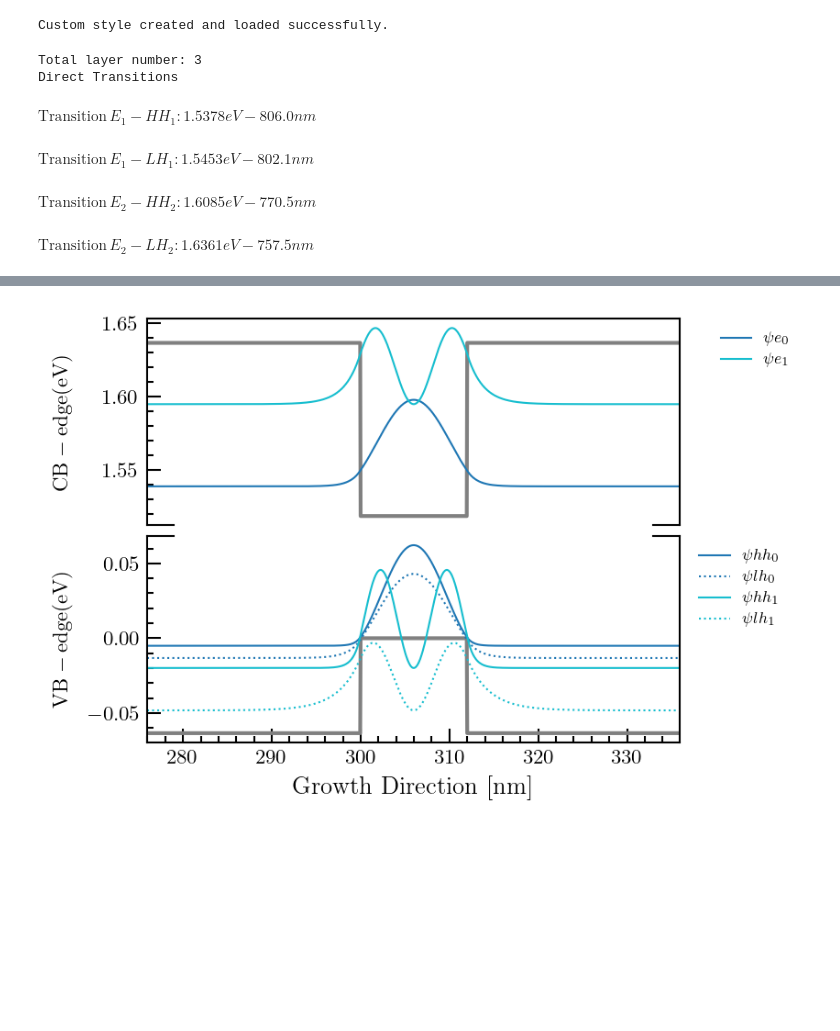
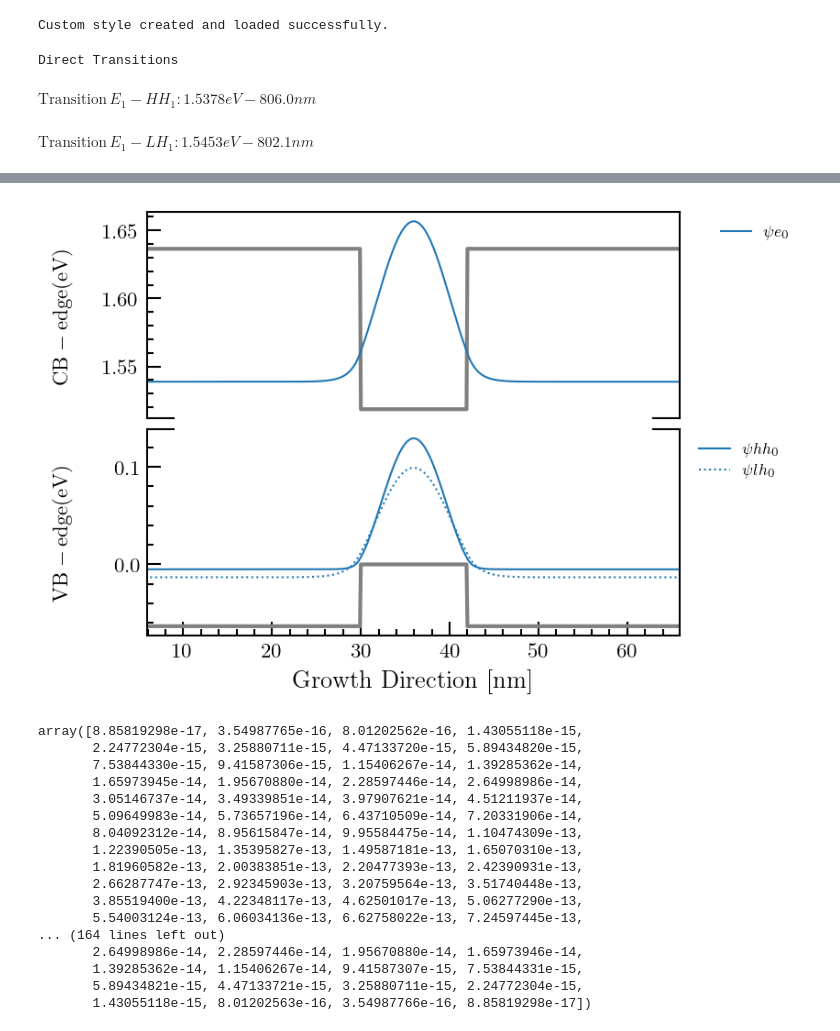
Before and after one commit to NanophotonIICOs/cqws-codes, a Jupyter notebook: examples/numerical-results.ipynb, the cells around one changed output, grey strips where cells are left out. Drawn from its saved outputs; the diff is of its cells as text; code cells hidden in the pictures; blank space fills up the shorter version.

```diff
--- a/examples/numerical-results.ipynb
+++ b/examples/numerical-results.ipynb
@@ -23,24 +23,21 @@ s.Qc = 0.65
 s.Qv = 0.35
 
 # Total subband number to be calculated for electrons
-s.subbands = 2
+s.subbands = 1
 # APPLIED ELECTRIC FIELD
 s.Fapp = 0e4 # (V/m)
 
 # For 1D, z-axis is choosen
-s.gridfactor = 0.05#nm
+s.gridfactor = 0.1#nm
 
 # REGIONS
 # Region input is a two-dimensional list input.
 #         | Thickness (nm) | Material | Alloy fraction | Doping(cm^-3) | n or p type |
-
-
 s.material =[
-             [ 300.0, 'AlGaAs',   0.15,   0, 'n','Barrier'],
+             [ 30.0, 'AlGaAs',   0.15,   0, 'n','Barrier'],
             [ 12,'GaAs'  ,      0,   0, 'n','Well'],
-             [ 300.0, 'AlGaAs',   0.15,   0, 'n','Barrier'],
+             [ 30.0, 'AlGaAs',   0.15,   0, 'n','Barrier'],
              ]
-
 structure = s
 nm = 1e-9
 # RUN SIMULATION
@@ -51,12 +48,9 @@ vb=model.vb
 results=solver.Solver(model).QuantumSolutions(absolute =True,Print=True)
 f = solver.Solver(model).plotting(results,amp=10,axmin=30,axmax=30,eymin =-0.01,eymax=0.01,hymin=-0.2,hymax=-2,save=False);
 # %% [output]
-Total layer number: 3
 Direct Transitions
 $\displaystyle \text{Transition} \,E_{1}-HH_{1}: 1.5378 eV - 806.0 nm$
 $\displaystyle \text{Transition} \,E_{1}-LH_{1}: 1.5453 eV - 802.1 nm$
-$\displaystyle \text{Transition} \,E_{2}-HH_{2}: 1.6085 eV - 770.5 nm$
-$\displaystyle \text{Transition} \,E_{2}-LH_{2}: 1.6361 eV - 757.5 nm$
 |  ELECTRON [eV]  |  HEAVY HOLE [eV]  |  LIGHT HOLE [eV]  |
 |-----------------+-------------------+-------------------|
 |   E1-> 1.5388   |   HH1->-0.0050    |   LH1->-0.0132    |
@@ -66 +59 @@ Wall time: 736 ms
-[figure, old version]
+[figure, new version]
@@ -67,2 +67,22 @@ Wall time: 736 ms
+# %%
+results.psie[:,0]
+# %% [output]
+array([8.85819298e-17, 3.54987765e-16, 8.01202562e-16, 1.43055118e-15,
+       2.24772304e-15, 3.25880711e-15, 4.47133720e-15, 5.89434820e-15,
+       7.53844330e-15, 9.41587306e-15, 1.15406267e-14, 1.39285362e-14,
+       1.65973945e-14, 1.95670880e-14, 2.28597446e-14, 2.64998986e-14,
+       3.05146737e-14, 3.49339851e-14, 3.97907621e-14, 4.51211937e-14,
+       5.09649983e-14, 5.73657196e-14, 6.43710509e-14, 7.20331906e-14,
+       8.04092312e-14, 8.95615847e-14, 9.95584475e-14, 1.10474309e-13,
+       1.22390505e-13, 1.35395827e-13, 1.49587181e-13, 1.65070310e-13,
+       1.81960582e-13, 2.00383851e-13, 2.20477393e-13, 2.42390931e-13,
+       2.66287747e-13, 2.92345903e-13, 3.20759564e-13, 3.51740448e-13,
+       3.85519400e-13, 4.22348117e-13, 4.62501017e-13, 5.06277290e-13,
+       5.54003124e-13, 6.06034136e-13, 6.62758022e-13, 7.24597445e-13,
+... (164 lines left out)
+       2.64998986e-14, 2.28597446e-14, 1.95670880e-14, 1.65973946e-14,
+       1.39285362e-14, 1.15406267e-14, 9.41587307e-15, 7.53844331e-15,
+       5.89434821e-15, 4.47133721e-15, 3.25880711e-15, 2.24772304e-15,
+       1.43055118e-15, 8.01202563e-16, 3.54987766e-16, 8.85819298e-17])
 # %%
 f.savefig('example.png', bbox_inches='tight', pad_inches=0,transparent=True)
```
Also changed, not shown: parts of 3 cells of this notebook, 1 other file.
